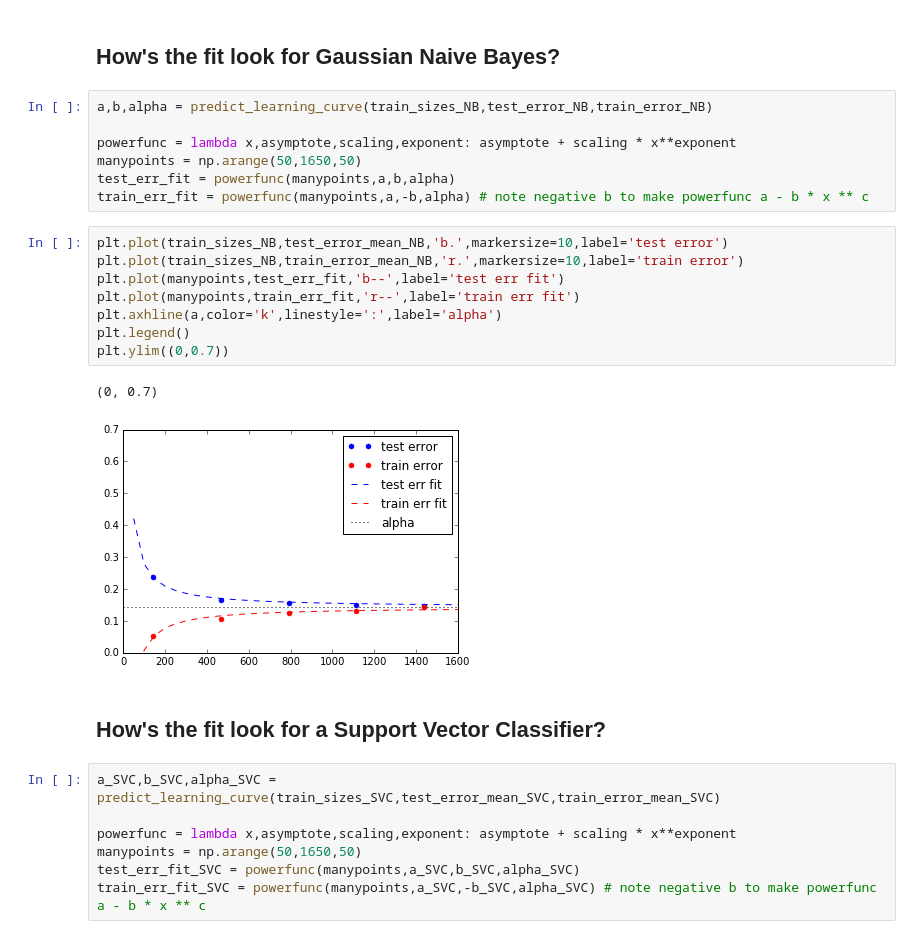
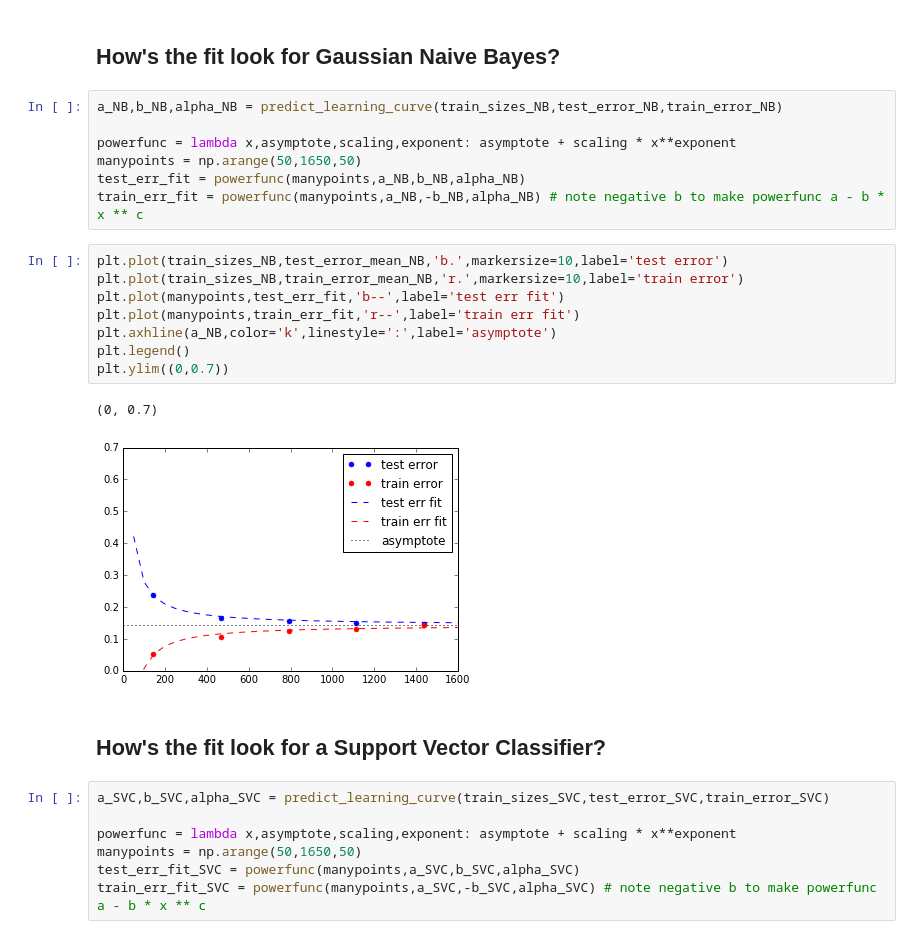
Before and after one commit to NickleDave/learning-curves, a Jupyter notebook: Fit Your Learning Curves for Fun and Profit.ipynb, the cells around one changed output. Cells and saved outputs as stored; diff of their text form.

```diff
--- a/Fit Your Learning Curves for Fun and Profit.ipynb
+++ b/Fit Your Learning Curves for Fun and Profit.ipynb
@@ -113,27 +116,27 @@ test_error_mean_SVC = np.mean(test_error_SVC, axis=1)
 # %% [markdown]
 ## How's the fit look for Gaussian Naive Bayes?
 # %%
-a,b,alpha = predict_learning_curve(train_sizes_NB,test_error_NB,train_error_NB)
+a_NB,b_NB,alpha_NB = predict_learning_curve(train_sizes_NB,test_error_NB,train_error_NB)
 
 powerfunc = lambda x,asymptote,scaling,exponent: asymptote + scaling * x**exponent
 manypoints = np.arange(50,1650,50)
-test_err_fit = powerfunc(manypoints,a,b,alpha)
-train_err_fit = powerfunc(manypoints,a,-b,alpha) # note negative b to make powerfunc a - b * x ** c
+test_err_fit = powerfunc(manypoints,a_NB,b_NB,alpha_NB)
+train_err_fit = powerfunc(manypoints,a_NB,-b_NB,alpha_NB) # note negative b to make powerfunc a - b * x ** c
 # %%
 plt.plot(train_sizes_NB,test_error_mean_NB,'b.',markersize=10,label='test error')
 plt.plot(train_sizes_NB,train_error_mean_NB,'r.',markersize=10,label='train error')
 plt.plot(manypoints,test_err_fit,'b--',label='test err fit')
 plt.plot(manypoints,train_err_fit,'r--',label='train err fit')
-plt.axhline(a,color='k',linestyle=':',label='alpha')
+plt.axhline(a_NB,color='k',linestyle=':',label='asymptote')
 plt.legend()
 plt.ylim((0,0.7))
 # %% [output]
 (0, 0.7)
-[figure, old version]
+[figure, new version]
 # %% [markdown]
 ## How's the fit look for a Support Vector Classifier?
 # %%
-a_SVC,b_SVC,alpha_SVC = predict_learning_curve(train_sizes_SVC,test_error_mean_SVC,train_error_mean_SVC)
+a_SVC,b_SVC,alpha_SVC = predict_learning_curve(train_sizes_SVC,test_error_SVC,train_error_SVC)
 
 powerfunc = lambda x,asymptote,scaling,exponent: asymptote + scaling * x**exponent
 manypoints = np.arange(50,1650,50)
```
Also changed, not shown: parts of 16 cells of this notebook.
